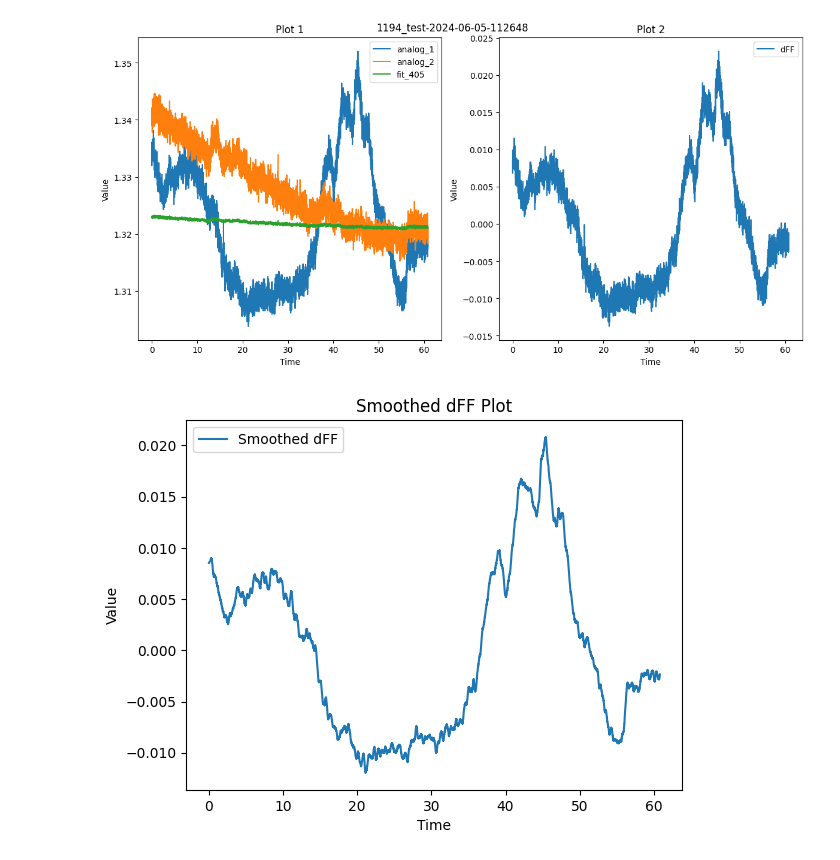
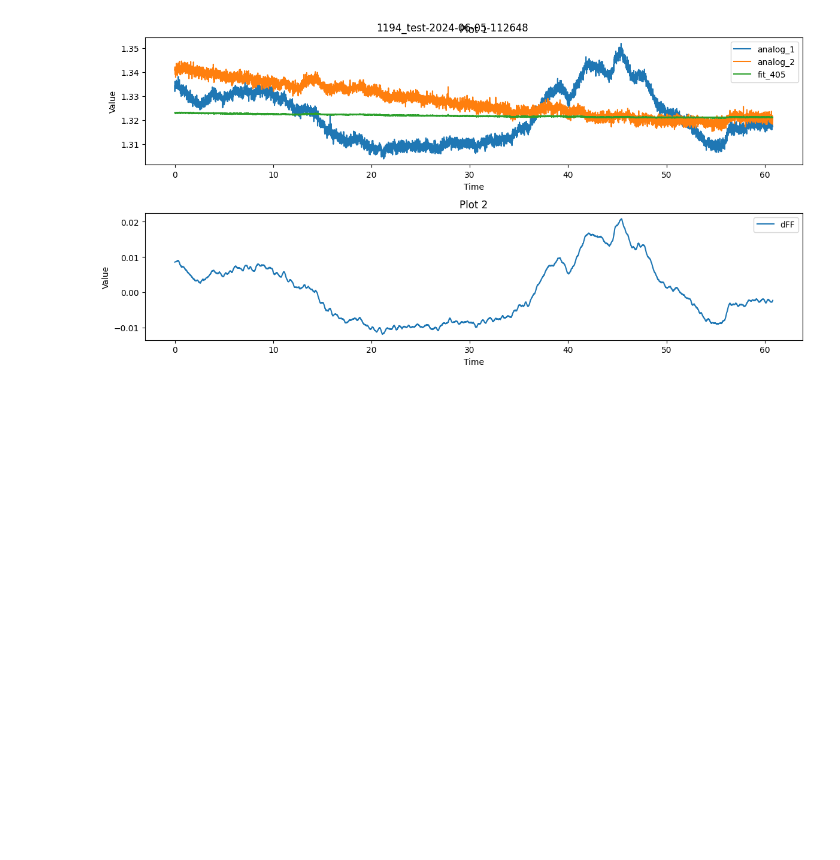
Before and after one commit to MagM00/nevian_lab, a Jupyter notebook: sensory_stim_analysis/fp_single.ipynb, the cells around one changed output. Saved outputs shown, nothing was run; the diff lists cells and outputs as text; code cells hidden in the pictures; blank space fills up the shorter version.

Commit message:
changed plot style

```diff
--- a/sensory_stim_analysis/fp_single.ipynb
+++ b/sensory_stim_analysis/fp_single.ipynb
@@ -33,8 +33,11 @@ dFF=(data['analog_1']-fit_405)/fit_405 #this gives deltaF/F
 data['fit_405']=fit_405
 data['dFF']=dFF
 
+# Apply Savitzky-Golay filter to smooth dFF
+smoothed_dFF = savgol_filter(dFF, window_length=51, polyorder=3)
+
 # Create the figure and subplots
-fig, (ax1, ax2) = plt.subplots(1, 2, figsize=(12, 6))
+fig, (ax1, ax2) = plt.subplots(2, 1, figsize=(12, 6))
 
 # Plot 1
 ax1.plot(time, data['analog_1'], label='analog_1')
@@ -48,7 +51,7 @@ ax1.set_title('Plot 1')
 ax1.legend()
 
 # Plot 2
-ax2.plot(time, data['dFF'], label='dFF')
+ax2.plot(time, smoothed_dFF, label='dFF')
 
 # Set plot 2 properties
 ax2.set_xlabel('Time')
@@ -59,43 +62,34 @@ ax2.legend()
 # Adjust spacing between subplots
 plt.tight_layout()
 
 # Set the figure title
 fig.suptitle(filename)
 
 # Save the figure as PNG with 300 dpi
 save_path = os.path.join(os.path.dirname(ppd_file_path), filename + '.png')
 fig.savefig(save_path, dpi=300)
 
 # Display the plots
 plt.show()
 
-# Apply Savitzky-Golay filter to smooth dFF
-smoothed_dFF = savgol_filter(dFF, window_length=51, polyorder=3)
-
-# Plot the smoothed dFF
-plt.plot(time, smoothed_dFF, label='Smoothed dFF')
-plt.xlabel('Time')
-plt.ylabel('Value')
-plt.title('Smoothed dFF Plot')
-plt.legend()
-plt.show()
-
 # Create the plot
 fig = go.Figure()
 
 # Add a trace
 fig.add_trace(go.Scatter(x=time, y=smoothed_dFF, mode='lines', name='dFF'))
 
 # Customize the layout
 fig.update_layout(
     title='Interactive dFF Plot',
     xaxis_title='Time (s)',
     yaxis_title='dFF',
     template='plotly_dark'
 )
 
+#save_path_plotly = os.path.join(os.path.dirname(ppd_file_path), filename + '_plotly.png')
+#fig.write_image(save_path_plotly, format='png', scale=5)
+
 # Show the plot
 fig.show()
 # %% [output]
-[figure, old version]
+[figure, new version]
-[figure, removed]
```
